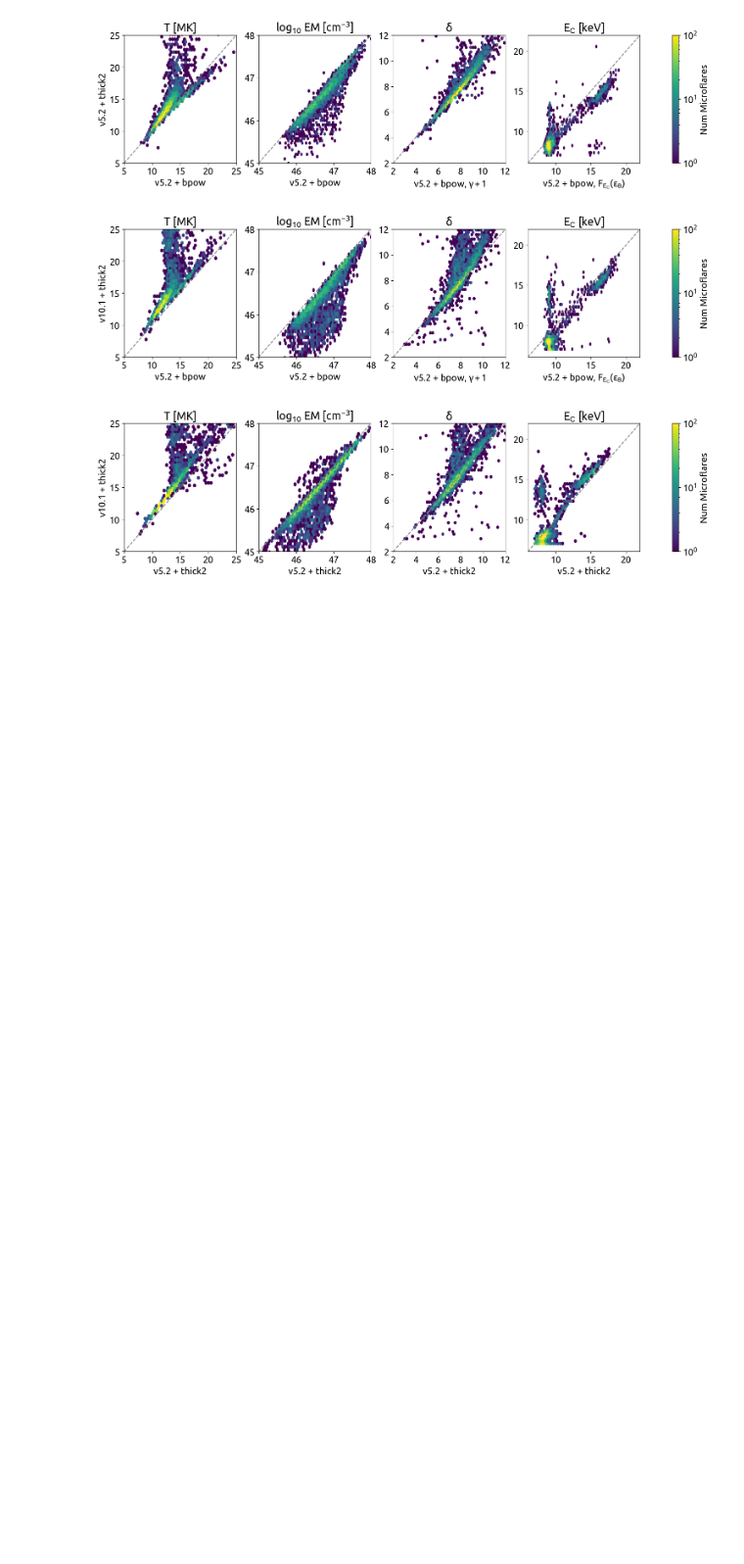
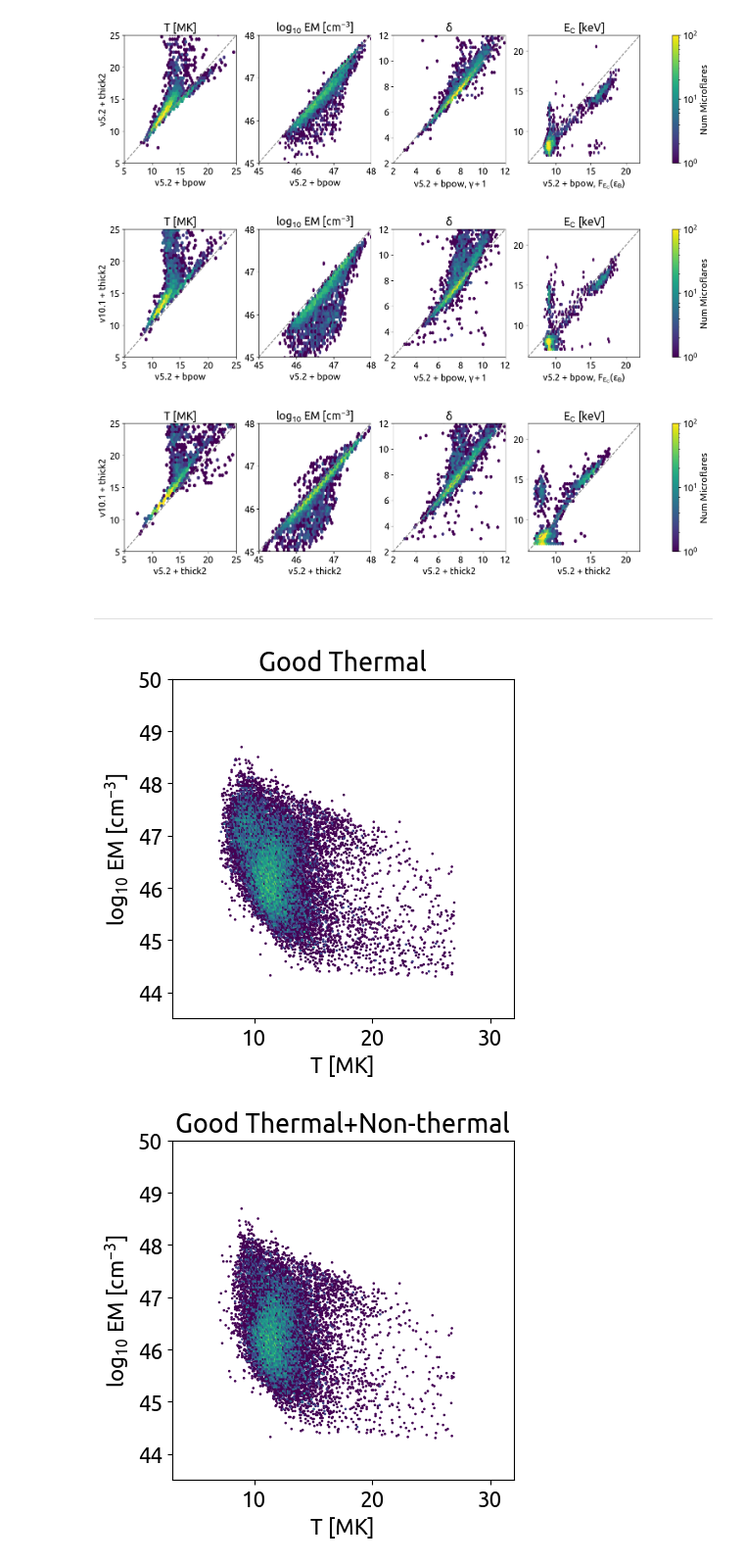
Before and after one commit to ianan/wee_2024, a Jupyter notebook: compare_energies.ipynb, the cells around one changed output. Shown at 98% size. Drawn from its saved outputs; the diff is of its cells as text; code cells hidden in the pictures; blank space fills up the shorter version.

```diff
--- a/plot_compares.ipynb
+++ b/compare_energies.ipynb
@@ -10,12 +14,6 @@ import scipy.special as sc
 import warnings
 warnings.simplefilter('ignore')
 
-matplotlib.rcParams['font.size']=14
-plt.rc('font', family='Whitney HTF', weight='normal', size=14)
-plt.rcParams['mathtext.fontset'] = 'stixsans'
-# plt.rc('font', family='STIXGeneral', weight='normal', size=14)
-# plt.rcParams['mathtext.fontset'] = 'stix'
-
 plt.rcParams.update({'font.size': 18,'font.family':"sans-serif",\
                          'font.sans-serif':"Ubuntu",'mathtext.default':"regular"})
 # %%
@@ -427,3 +460,41 @@ plt.savefig('comp_52thk_10thk.pdf',bbox_inches='tight')
 plt.show()
 # %% [output]
 [figure]
+# %% [markdown]
+----
+# %%
+# try a new good based off the new files
+gdth05=np.where((tmk_b05 > 7) & (tmk_b05 <27) & (em_b05 > 2e44) & (em_b05 < 9e49))
+
+gs=200
+vmax=30
+tmkr=[3,32]
+emr=[43.5,50]
+fig,ax=plt.subplots(figsize=(4.5,4.5))
+ax.hexbin(tmk_b05[gdth05],np.log10(em_b05[gdth05]),gridsize=gs,cmap='viridis',\
+        norm=matplotlib.colors.LogNorm(vmin=1, vmax=vmax),label='v7.1')
+ax.set_title('Good Thermal')
+ax.set_xlim(tmkr)
+ax.set_ylim(emr)
+ax.set_ylabel('log$_{10}$ EM [cm$^{-3}$]')
+ax.set_xlabel('T [MK]')
+plt.show()
+
+gdthnn05=np.where((tmk_b05 > 7) & (tmk_b05 <27) & (em_b05 > 2e44) & (em_b05 < 9e49) \
+                  & (eb_b05 > 7) & (eb_b05 < 19) & (gam_b05 > 2.5) & (gam_b05 <10.5))
+gs=200
+vmax=30
+tmkr=[3,32]
+emr=[43.5,50]
+fig,ax=plt.subplots(figsize=(4.5,4.5))
+ax.hexbin(tmk_b05[gdthnn05],np.log10(em_b05[gdthnn05]),gridsize=gs,cmap='viridis',\
+        norm=matplotlib.colors.LogNorm(vmin=1, vmax=vmax),label='v7.1')
+ax.set_title('Good Thermal+Non-thermal')
+ax.set_xlim(tmkr)
+ax.set_ylim(emr)
+ax.set_ylabel('log$_{10}$ EM [cm$^{-3}$]')
+ax.set_xlabel('T [MK]')
+plt.show()
+# %% [output]
+[figure, added]
+[figure, added]
```
Also changed, not shown: parts of 14 cells of this notebook, 10 other files.
